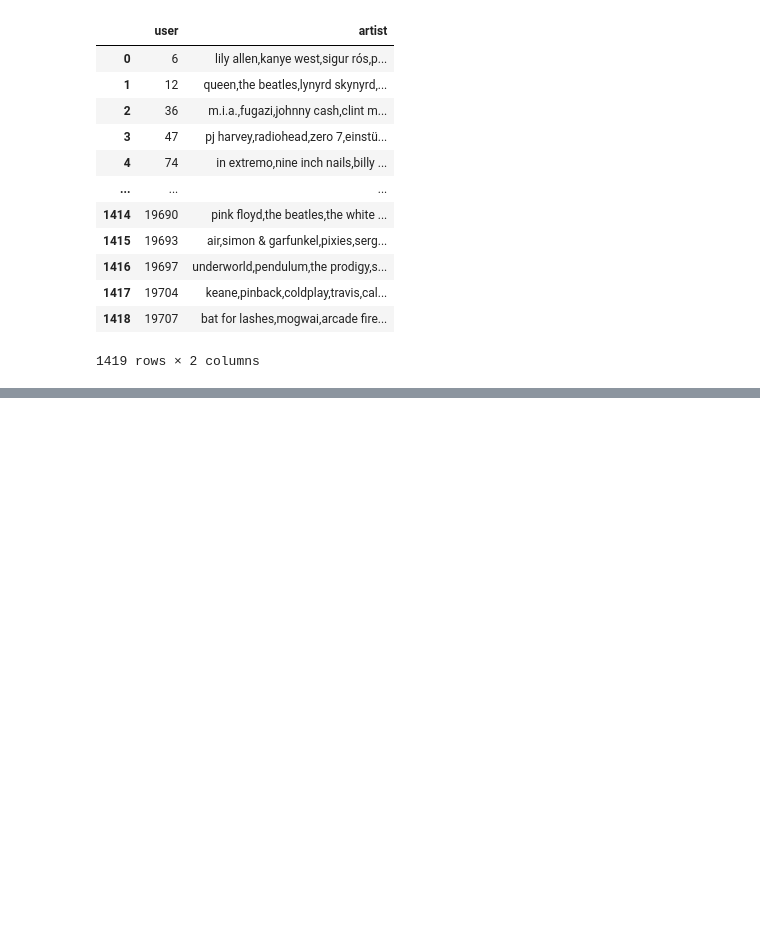
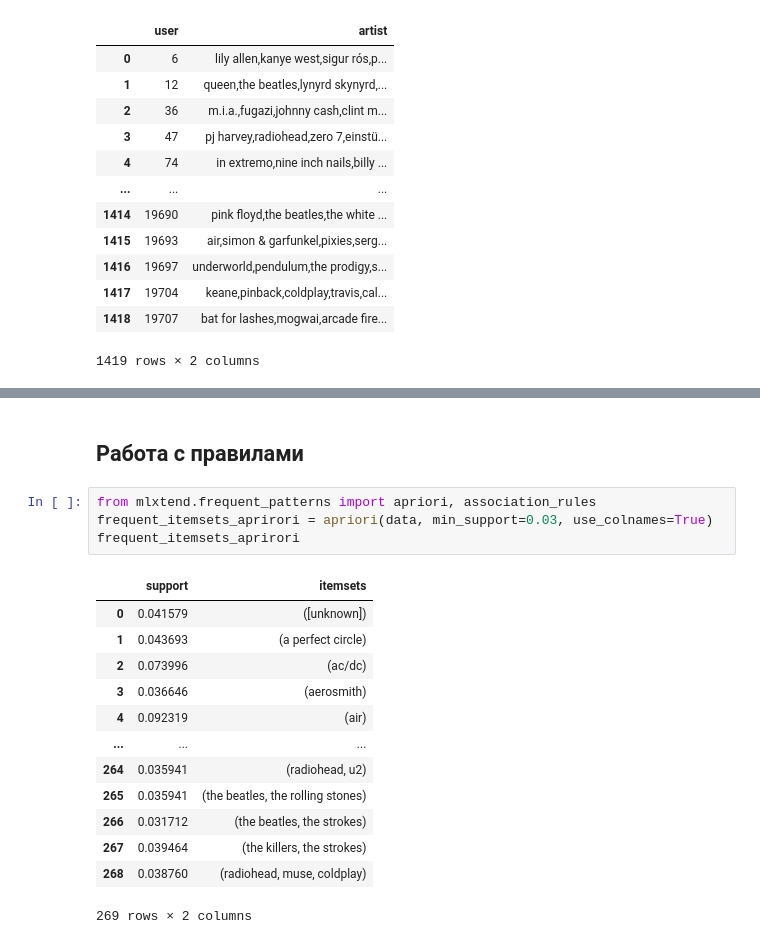
Before and after one commit to ostrenkota/IAD, a Jupyter notebook: lab2/Hometask 2 - LastFM mining.ipynb, the cells around one changed output, grey strips where cells are left out. Drawn from its saved outputs; the diff is of its cells as text; blank space fills up the shorter version.

```diff
--- a/lab2/Hometask 2 - LastFM mining.ipynb
+++ b/lab2/Hometask 2 - LastFM mining.ipynb
@@ -91,0 +124,20 @@ data.head()
+# %% [markdown]
+## Работа с правилами
+# %%
+from mlxtend.frequent_patterns import apriori, association_rules
+frequent_itemsets_aprirori = apriori(data, min_support=0.03, use_colnames=True)
+frequent_itemsets_aprirori
+# %% [output]
+|  | support | itemsets |
+| 0 | 0.041579 | ([unknown]) |
+| 1 | 0.043693 | (a perfect circle) |
+| 2 | 0.073996 | (ac/dc) |
+| 3 | 0.036646 | (aerosmith) |
+| 4 | 0.092319 | (air) |
+| ... | ... | ... |
+| 264 | 0.035941 | (radiohead, u2) |
+| 265 | 0.035941 | (the beatles, the rolling stones) |
+| 266 | 0.031712 | (the beatles, the strokes) |
+| 267 | 0.039464 | (the killers, the strokes) |
+| 268 | 0.038760 | (radiohead, muse, coldplay) |
+269 rows × 2 columns
```
Also changed, not shown: parts of 5 cells of this notebook.
